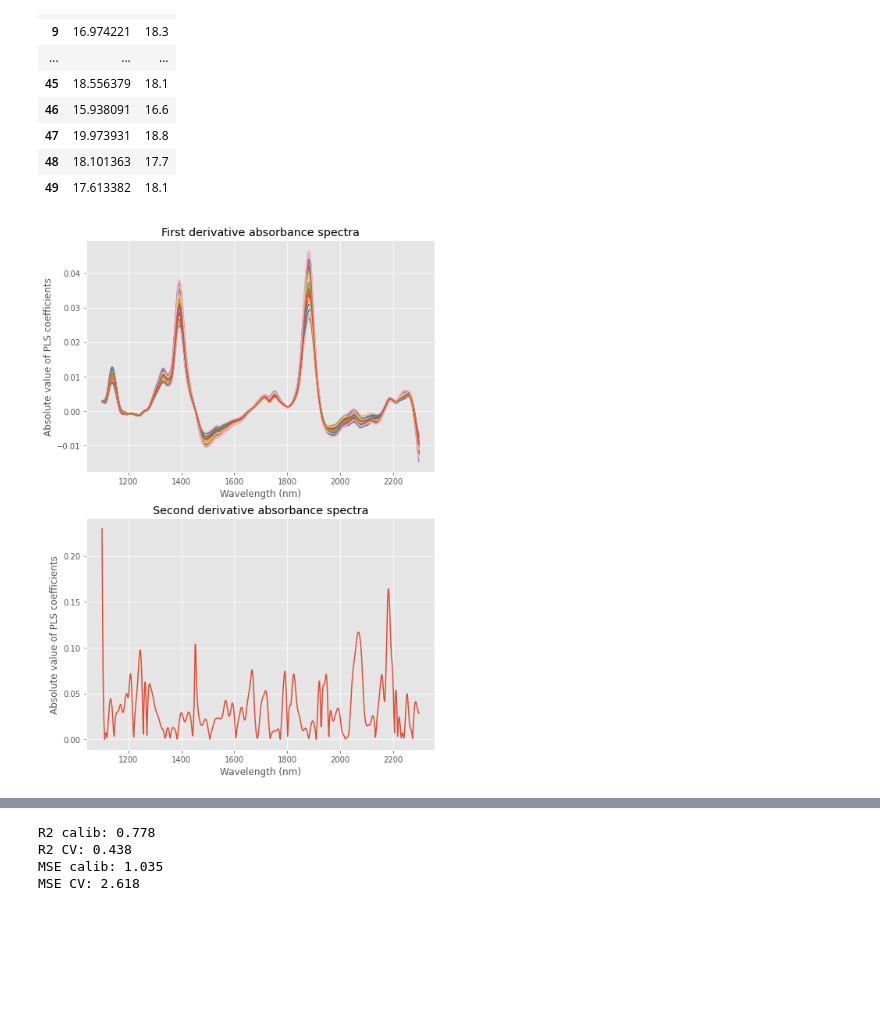
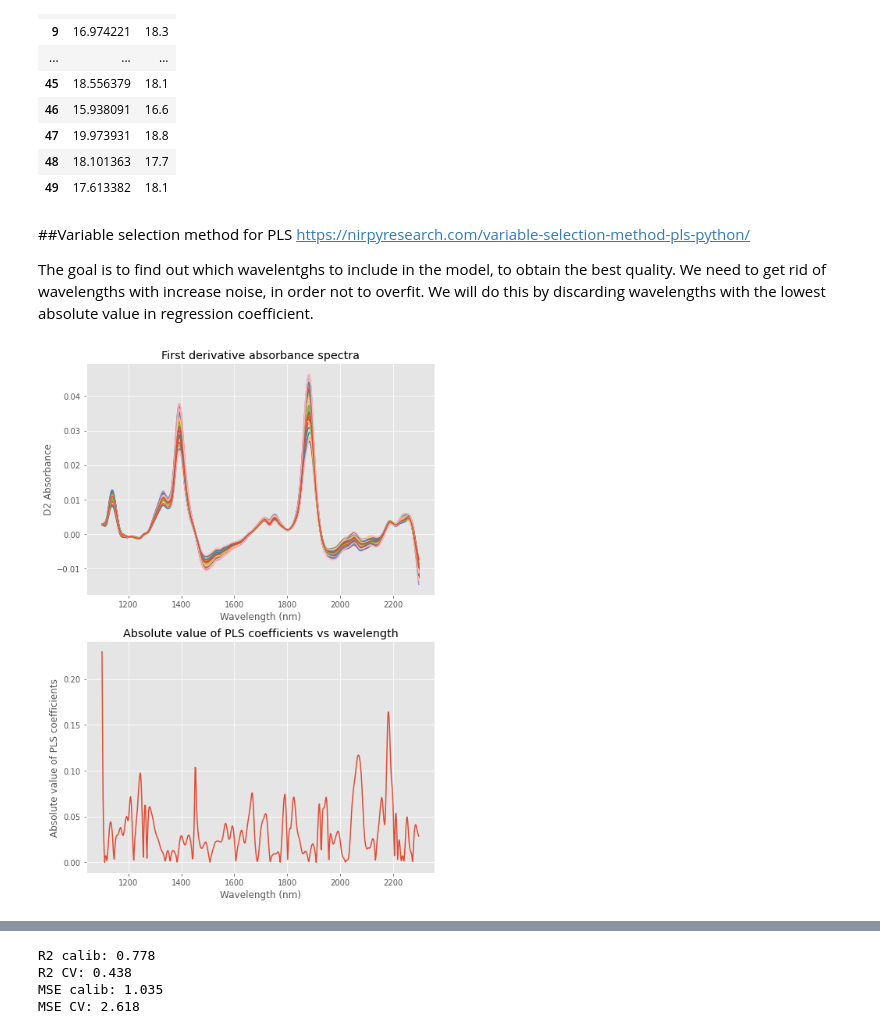
Before and after one commit to seher13/PartialLeastSquares, a Jupyter notebook: PLS_NIR_analysis.ipynb, the cells around one changed output, grey strips where cells are left out. Cells and saved outputs as stored; diff of their text form; code cells hidden in the pictures; blank space fills up the shorter version.

```diff
--- a/PLS_NIR_analysis.ipynb
+++ b/PLS_NIR_analysis.ipynb
@@ -371,4 +372,9 @@ pd.concat([y_cv_df, y_df], axis=1)
 | 47 | 19.973931 | 18.8 |
 | 48 | 18.101363 | 17.7 |
 | 49 | 17.613382 | 18.1 |
+# %% [markdown]
+##Variable selection method for PLS
+https://nirpyresearch.com/variable-selection-method-pls-python/
+
+The goal is to find out which wavelentghs to include in the model, to obtain the best quality. We need to get rid of wavelengths with increase noise, in order not to overfit. We will do this by discarding wavelengths with the lowest absolute value in regression coefficient.
 # %%
@@ -377,22 +385,26 @@ X2 = savgol_filter(X, 13, polyorder=2, deriv=2)
 # %%
+# First derivative
+#Check the relationship between coefficient value and Absorbance at the same wavelength.
+# We want to discard wavelengths with coefficients with values close to zero
+
 #define the PLS regression object
 pls = PLSRegression(n_components=8)
 #Fit data
 pls.fit(X1, y)
 
 plt.figure(figsize=(8,12))
 with plt.style.context(('ggplot')):
   ax1 = plt.subplot(211)
   ax1.plot(wl, X1.T)
   ax1.set_xlabel('Wavelength (nm)')
-  ax1.set_ylabel('Absolute value of PLS coefficients')
+  ax1.set_ylabel('D2 Absorbance')
   ax1.set_title('First derivative absorbance spectra')
 
   ax2 = plt.subplot(212, sharex=ax1)
   ax2.plot(wl, np.abs(pls.coef_[:,0]))
   ax2.set_xlabel('Wavelength (nm)')
   ax2.set_ylabel('Absolute value of PLS coefficients')
-  ax2.set_title('Second derivative absorbance spectra')
+  ax2.set_title('Absolute value of PLS coefficients vs wavelength')
 # %% [output]
-[figure, old version]
+[figure, new version]
 # %%
```
Also changed, not shown: parts of 35 cells of this notebook.
